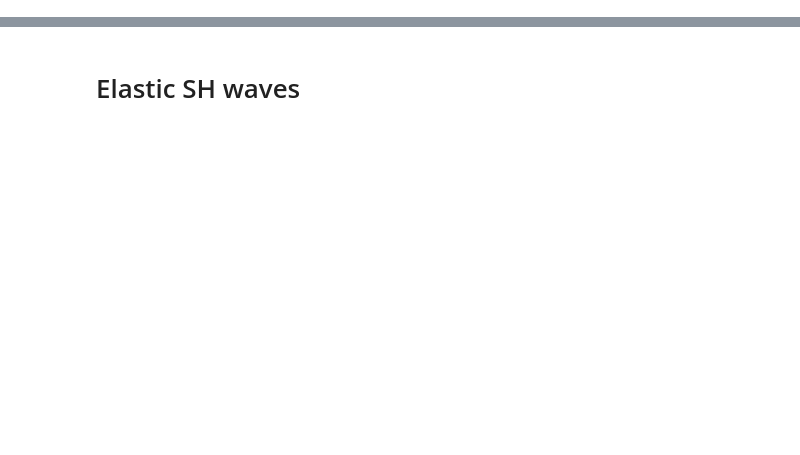
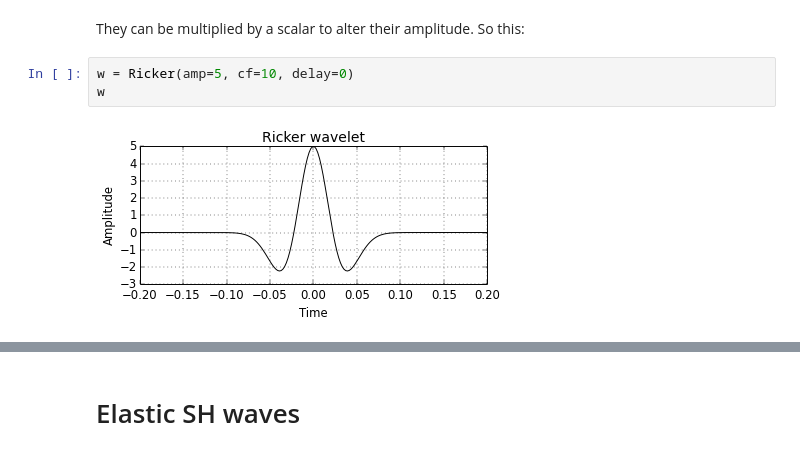
Before and after one commit to fatiando/prototypes, a Jupyter notebook: wavefd-simulation-class.ipynb, the cells around one changed output, grey strips where cells are left out. Drawn from its saved outputs; the diff is of its cells as text; blank space fills up the shorter version.

```diff
--- a/wavefd-simulation-class.ipynb
+++ b/wavefd-simulation-class.ipynb
@@ -15,0 +64,7 @@ import h5py
+# %% [markdown]
+They can be multiplied by a scalar to alter their amplitude. So this:
+# %%
+w = Ricker(amp=5, cf=10, delay=0)
+w
+# %% [output]
+[figure, added]
```
Also changed, not shown: parts of 45 cells of this notebook.
